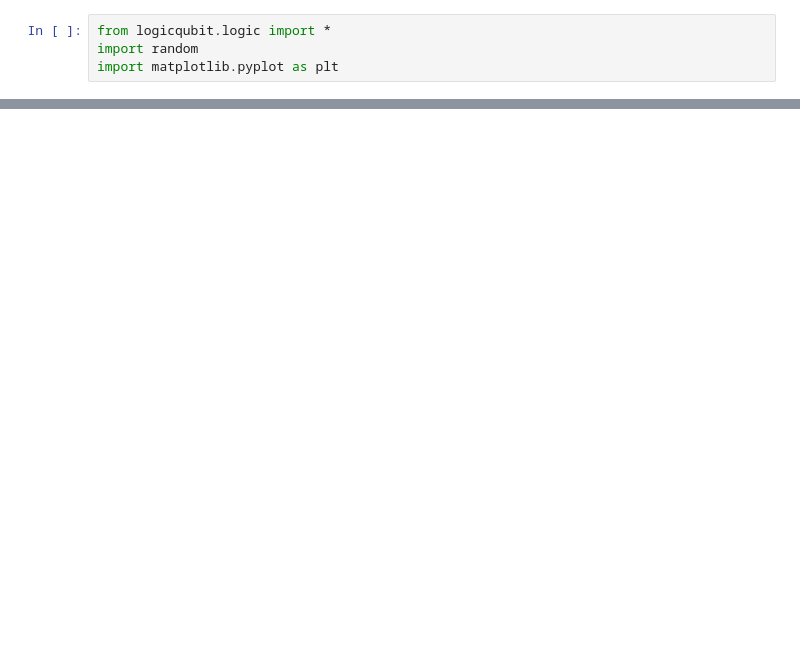
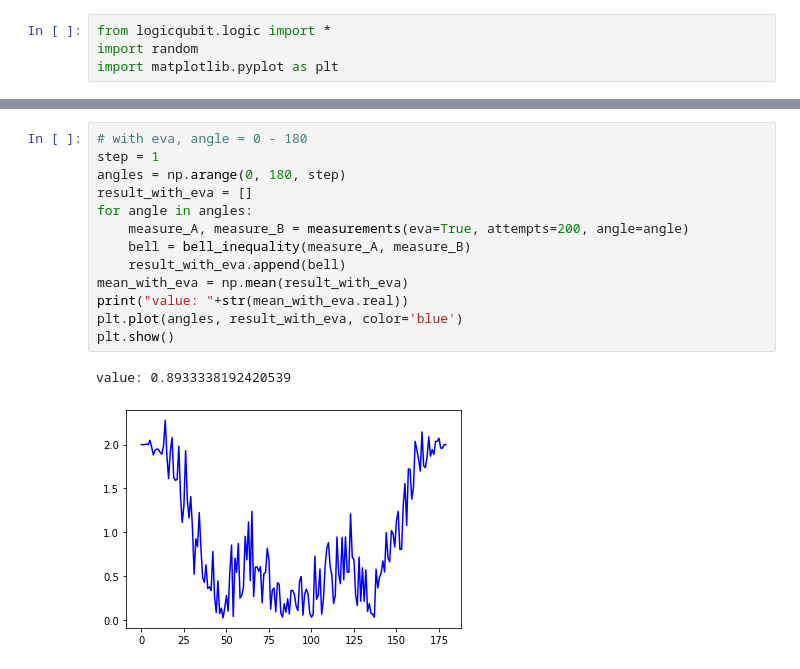
Before and after one commit to clnrp/logicqubit-algorithms, a Jupyter notebook: E91.ipynb, the cells around one changed output, grey strips where cells are left out. Saved outputs shown, nothing was run; the diff lists cells and outputs as text; blank space fills up the shorter version.

```diff
--- a/E91.ipynb
+++ b/E91.ipynb
@@ -145,0 +158,16 @@ value: 1.2472595296684632
+# %%
+# with eva, angle = 0 - 180
+step = 1
+angles = np.arange(0, 180, step)
+result_with_eva = []
+for angle in angles:
+    measure_A, measure_B = measurements(eva=True, attempts=200, angle=angle)
+    bell = bell_inequality(measure_A, measure_B)
+    result_with_eva.append(bell)
+mean_with_eva = np.mean(result_with_eva)
+print("value: "+str(mean_with_eva.real))
+plt.plot(angles, result_with_eva, color='blue')
+plt.show()
+# %% [output]
+value: 0.8933338192420539
+[figure, added]
```
Also changed, not shown: parts of 5 cells of this notebook, 2 other files.
